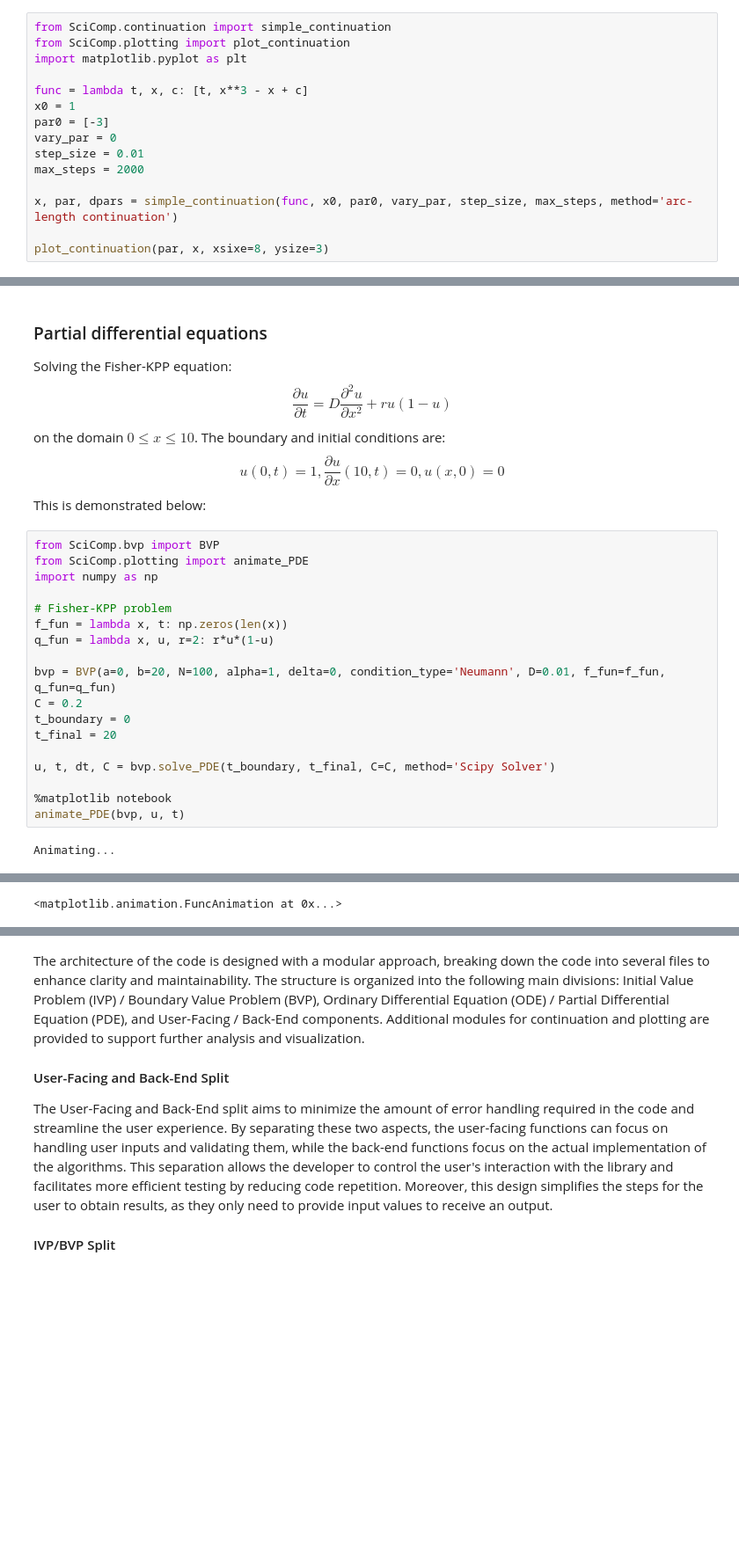
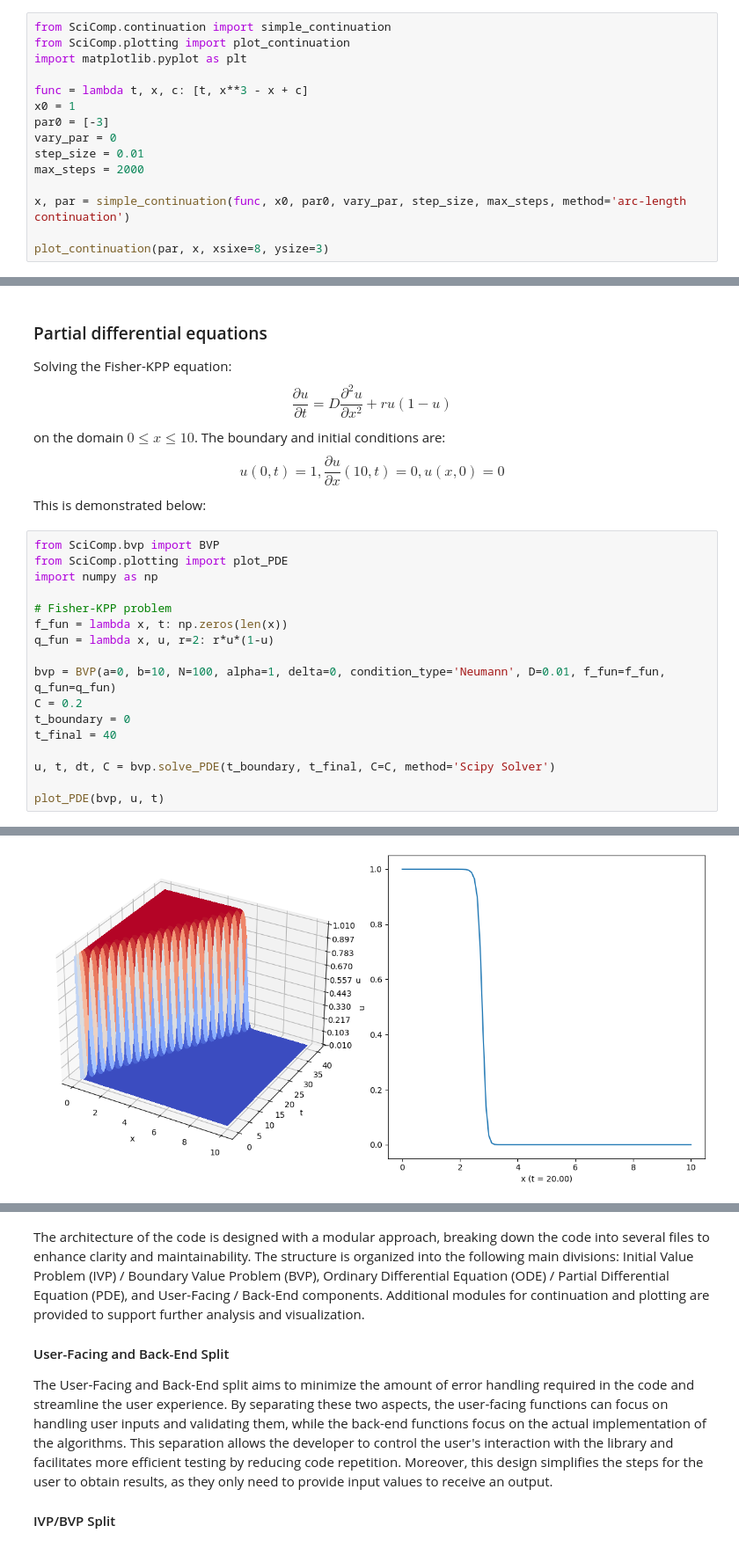
Before and after one commit to dupput/EMAT3008-ScientificComputing, a Jupyter notebook: Report.ipynb, the cells around one changed output, grey strips where cells are left out. Shown at 88% size. Cells and saved outputs as stored; diff of their text form; blank space fills up the shorter version.

```diff
--- a/Report.ipynb
+++ b/Report.ipynb
@@ -77,7 +79,7 @@ vary_par = 0
 step_size = 0.01
 max_steps = 2000
 
-x, par, dpars = simple_continuation(func, x0, par0, vary_par, step_size, max_steps, method='arc-length continuation')
+x, par = simple_continuation(func, x0, par0, vary_par, step_size, max_steps, method='arc-length continuation')
 
 plot_continuation(par, x, xsixe=8, ysize=3)
 # %% [output]
@@ -157,21 +159,19 @@ u(0, t) =1, \frac{\partial u}{\partial x}(10, t) = 0, u(x, 0) = 0$$
 This is demonstrated below:
 # %%
 from SciComp.bvp import BVP
-from SciComp.plotting import animate_PDE
+from SciComp.plotting import plot_PDE
 import numpy as np
 
 # Fisher-KPP problem
 f_fun = lambda x, t: np.zeros(len(x))
 q_fun = lambda x, u, r=2: r*u*(1-u)
 
-bvp = BVP(a=0, b=20, N=100, alpha=1, delta=0, condition_type='Neumann', D=0.01, f_fun=f_fun, q_fun=q_fun)
+bvp = BVP(a=0, b=10, N=100, alpha=1, delta=0, condition_type='Neumann', D=0.01, f_fun=f_fun, q_fun=q_fun)
 C = 0.2
 t_boundary = 0
-t_final = 20
+t_final = 40
 
 u, t, dt, C = bvp.solve_PDE(t_boundary, t_final, C=C, method='Scipy Solver')
 
-%matplotlib notebook
-animate_PDE(bvp, u, t)
+plot_PDE(bvp, u, t)
 # %% [output]
-Animating...
@@ -180,4 +178,4 @@ Animating...
-<matplotlib.animation.FuncAnimation at 0x...>
+[figure, added]
 # %% [markdown]
 ## Key software design decisions
 
```
Also changed, not shown: parts of 9 cells of this notebook, 2 other files.
